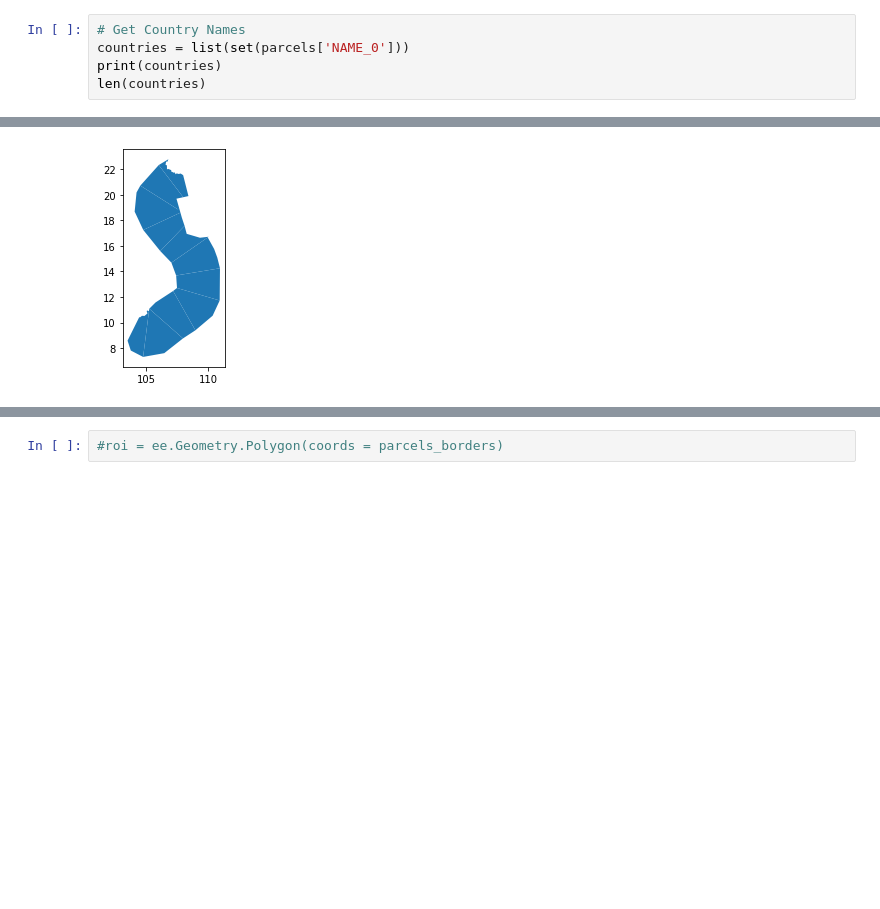
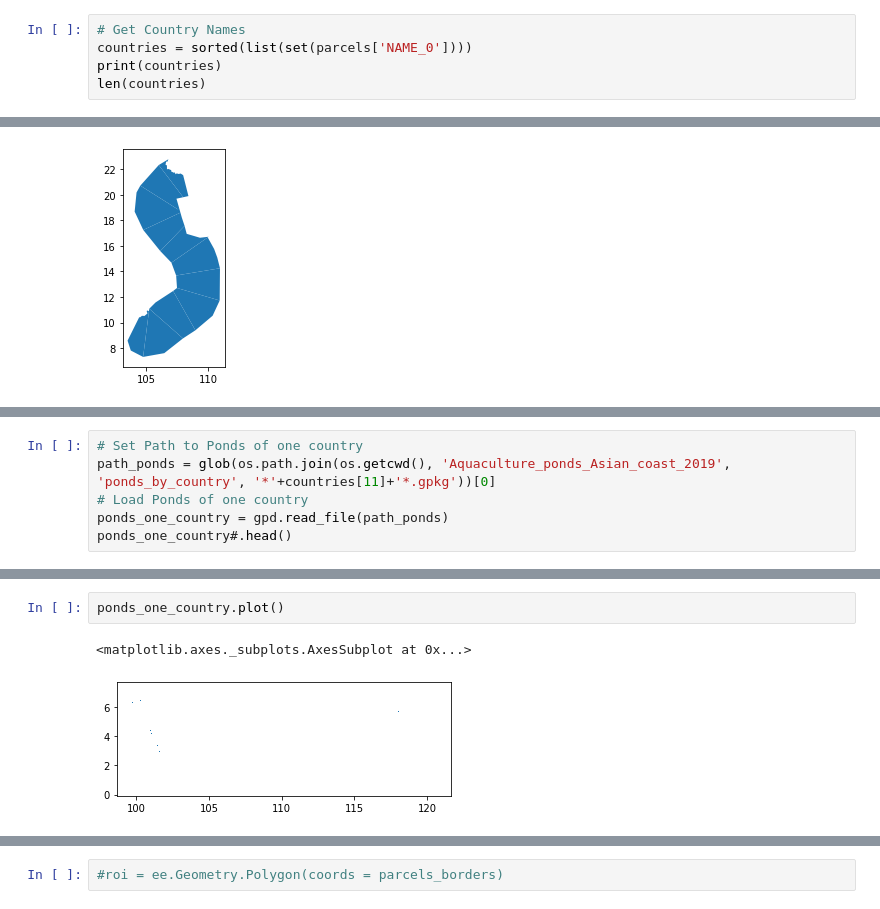
Before and after one commit to Shirobakaidou/Aquaponds, a Jupyter notebook: test_one_country.ipynb, the cells around one changed output, grey strips where cells are left out. Cells and saved outputs as stored; diff of their text form; blank space fills up the shorter version.

```diff
--- a/test_one_country.ipynb
+++ b/test_one_country.ipynb
@@ -260,7 +262,7 @@ epsg:4326
 [figure]
 # %%
 # Get Country Names
-countries = list(set(parcels['NAME_0']))
+countries = sorted(list(set(parcels['NAME_0'])))
 print(countries)
 len(countries)
 # %% [output]
@@ -296,0 +295,6 @@ parcels_one_country.plot()
+# %%
+# Set Path to Ponds of one country
+path_ponds = glob(os.path.join(os.getcwd(), 'Aquaculture_ponds_Asian_coast_2019', 'ponds_by_country', '*'+countries[11]+'*.gpkg'))[0]
+# Load Ponds of one country
+ponds_one_country = gpd.read_file(path_ponds)
+ponds_one_country#.head()
@@ -296,0 +315,5 @@ parcels_one_country.plot()
+# %%
+ponds_one_country.plot()
+# %% [output]
+<matplotlib.axes._subplots.AxesSubplot at 0x...>
+[figure, added]
```
Also changed, not shown: parts of 35 cells of this notebook.
